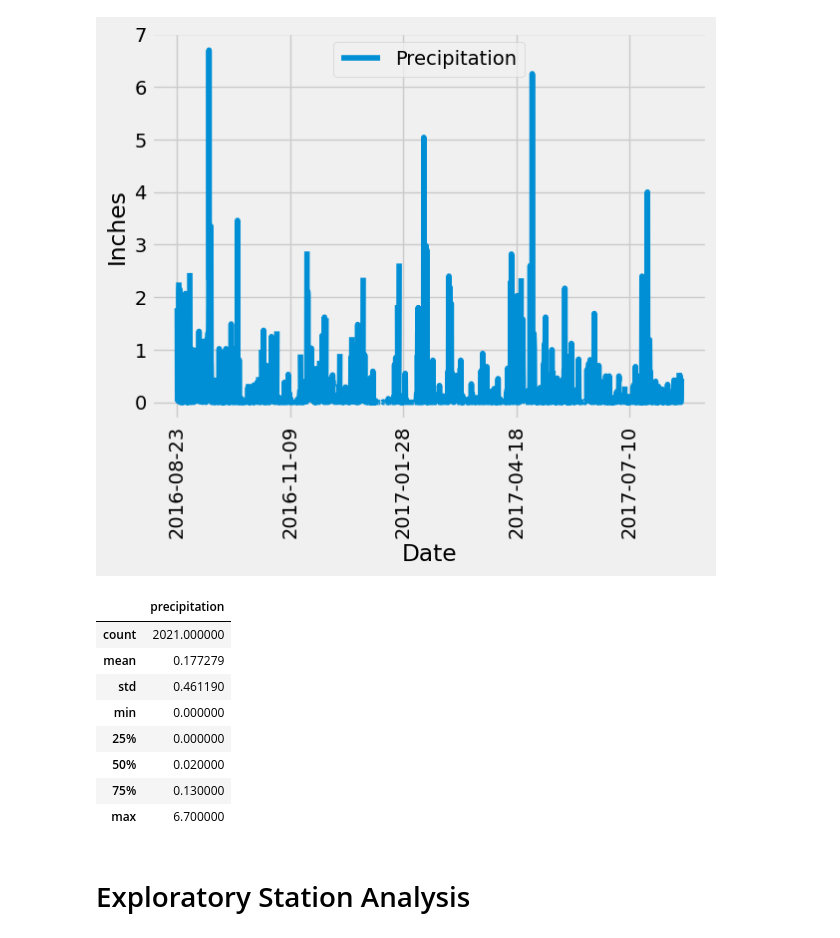
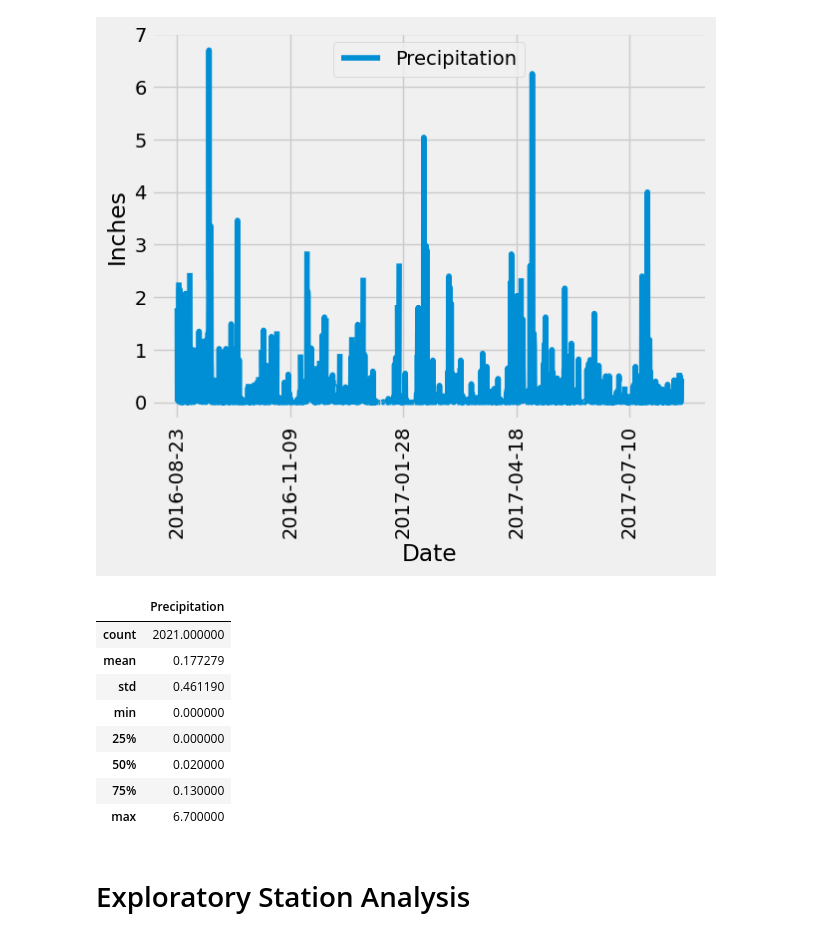
Before and after one commit to sallyca530/SQLAlchemy-Challenge, a Jupyter notebook: SurfsUP/climate.ipynb, the cells around one changed output. Drawn from its saved outputs; the diff is of its cells as text; code cells hidden in the pictures.

```diff
--- a/SurfsUP/climate.ipynb
+++ b/SurfsUP/climate.ipynb
@@ -74,8 +74,9 @@ precip_plot = precip_df.plot(ylabel = 'Inches', rot = 90)
 [figure]
 # %%
 # Use Pandas to calculate the summary statistics for the precipitation data
+precip_df.describe()
 # %% [output]
-|  | precipitation |
+|  | Precipitation |
 | count | 2021.000000 |
 | mean | 0.177279 |
 | std | 0.461190 |
```
Also changed, not shown: parts of 4 cells of this notebook.
